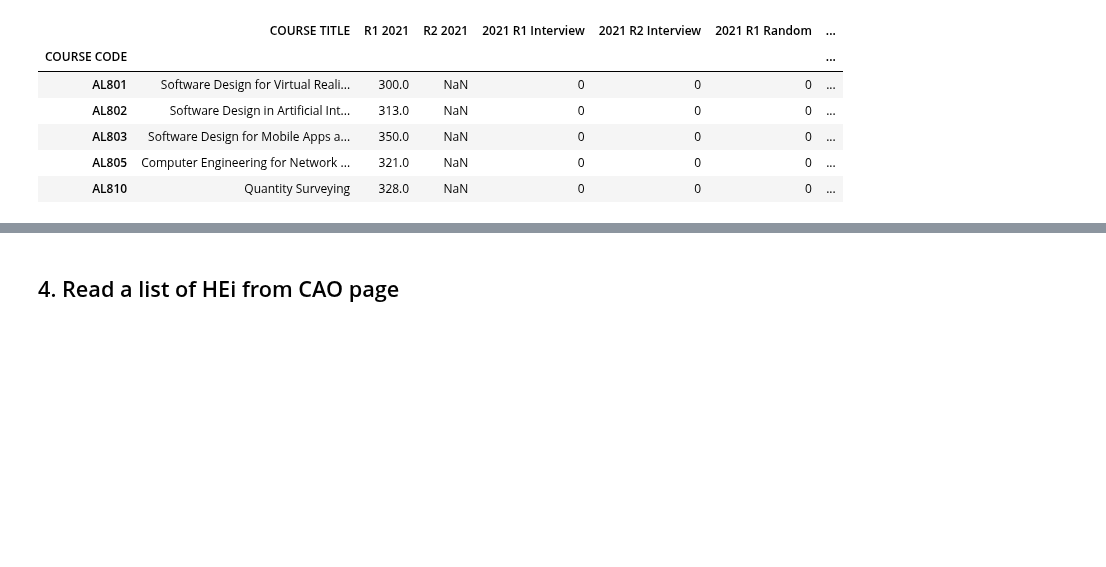
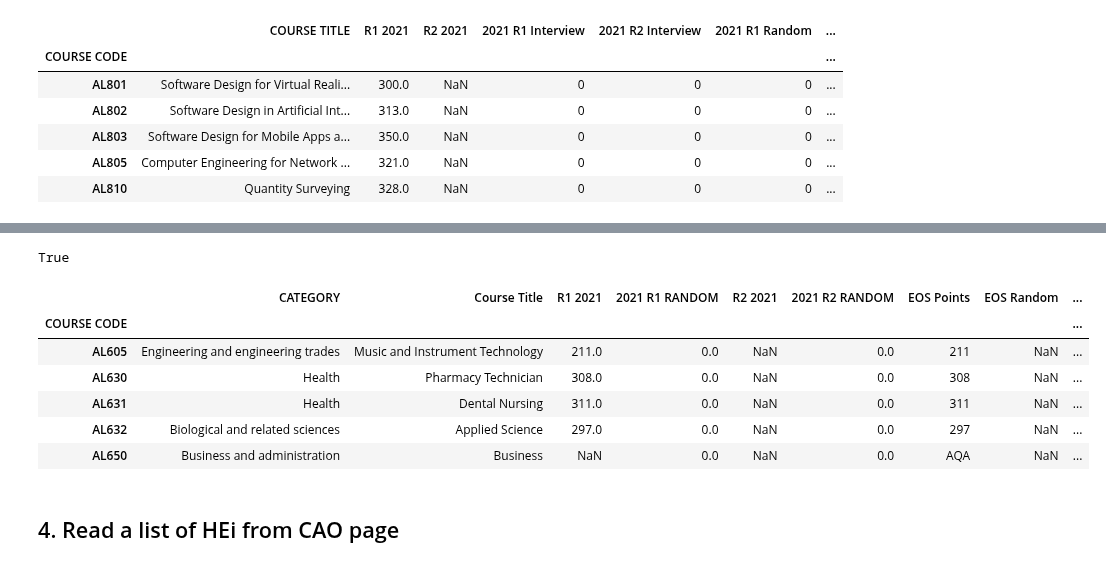
Before and after one commit to przemekbil/FoDA_2021, a Jupyter notebook: cao.ipynb, the cells around one changed output, grey strips where cells are left out. Drawn from its saved outputs; the diff is of its cells as text; code cells hidden in the pictures; blank space fills up the shorter version.

Commit message:
df21_new DataFrame created - Points are loaded from onlie Excel file instead of the website

```diff
--- a/cao.ipynb
+++ b/cao.ipynb
@@ -880,0 +954,7 @@ df21.head()
+# %%
+# Swap the '#' with 1 in the Test/Interview column
+df21_new['Test/Interview'] = df21_new['Test/Interview'].replace('#',1)
+
+# Swap the NaN with 0 in the Test/Interview column
+df21_new['Test/Interview'] = df21_new['Test/Interview'].fillna(0)
+df21_new.head()
@@ -880,0 +979,7 @@ df21.head()
+# %%
+# Swap the '#' with 1 in the Test/Interview column
+df21_new['2021 R1 RANDOM'] = df21_new['2021 R1 RANDOM'].replace('*',1)
+
+# Swap the NaN with 0 in the Test/Interview column
+df21_new['2021 R1 RANDOM'] = df21_new['2021 R1 RANDOM'].fillna(0)
+df21_new.head()
@@ -880,0 +993,7 @@ df21.head()
+# %%
+# Swap the '#' with 1 in the Test/Interview column
+df21_new['2021 R2 RANDOM'] = df21_new['2021 R2 RANDOM'].replace('*',1)
+
+# Swap the NaN with 0 in the Test/Interview column
+df21_new['2021 R2 RANDOM'] = df21_new['2021 R2 RANDOM'].fillna(0)
+df21_new.head()
@@ -881,3 +1007,27 @@ df21.head()
+# %%
+# Check if 'COURSE CODE' column is unique
+df21_new['COURSE CODE'].is_unique
+# %% [output]
+True
+# %%
+df21_new.set_index('COURSE CODE', inplace=True)
+# %%
+# Currently columns 'R1 2020' and 'R2 2020' are stored as String.
+# Converting both to integer. Using errors='coerce' will turn all non-numeric values into NaN
+# As per https://pandas.pydata.org/docs/reference/api/pandas.to_numeric.html
+# and https://stackoverflow.com/questions/15891038/change-column-type-in-pandas
+
+df21_new['R1 2021'] = pd.to_numeric(df21_new['R1 2021'], errors='coerce')
+df21_new['R2 2021'] = pd.to_numeric(df21_new['R2 2021'], errors='coerce')
+df21_new.head()
+# %% [output]
+|  | CATEGORY | Course Title | R1 2021 | 2021 R1 RANDOM | R2 2021 | 2021 R2 RANDOM | EOS Points | EOS Random | ... |
+| COURSE CODE |  |  |  |  |  |  |  |  | ... |
+| AL605 | Engineering and engineering trades | Music and Instrument Technology | 211.0 | 0.0 | NaN | 0.0 | 211 | NaN | ... |
+| AL630 | Health | Pharmacy Technician | 308.0 | 0.0 | NaN | 0.0 | 308 | NaN | ... |
+| AL631 | Health | Dental Nursing | 311.0 | 0.0 | NaN | 0.0 | 311 | NaN | ... |
+| AL632 | Biological and related sciences | Applied Science | 297.0 | 0.0 | NaN | 0.0 | 297 | NaN | ... |
+| AL650 | Business and administration | Business | NaN | 0.0 | NaN | 0.0 | AQA | NaN | ... |
 # %% [markdown]
 ## 4. Read a list of HEi from CAO page
 # %%
```
Also changed, not shown: parts of 22 cells of this notebook, 2 other files.
